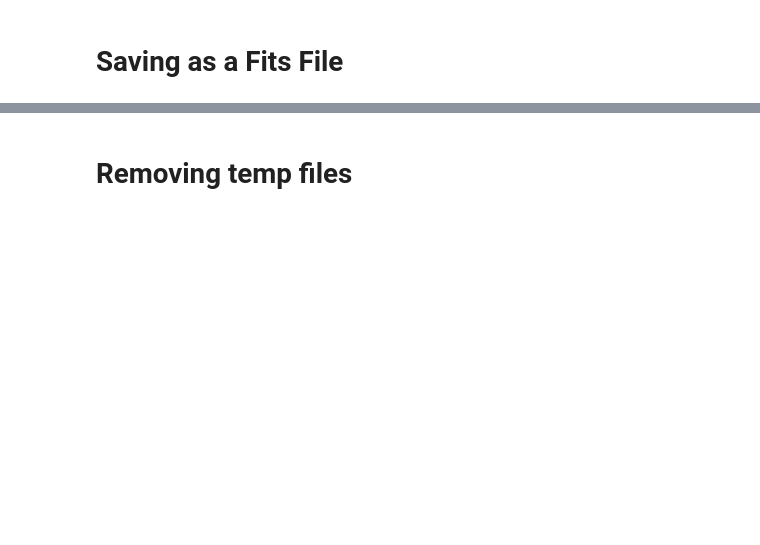
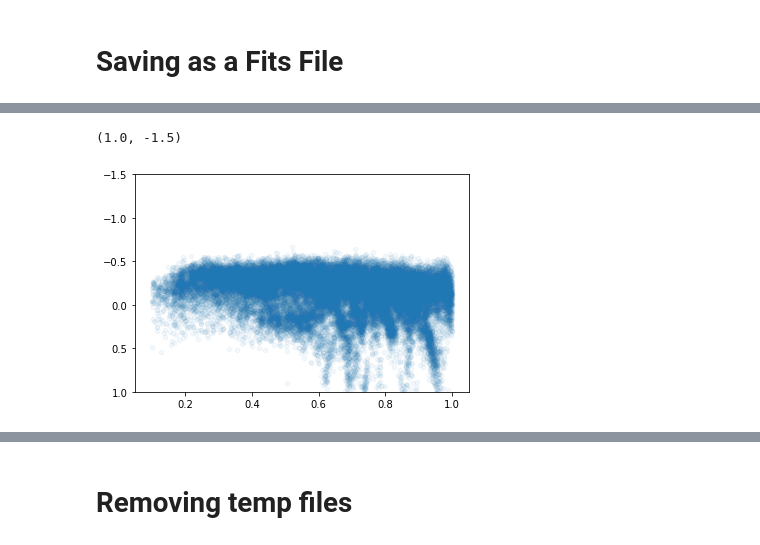
Before and after one commit to estevesjh/bmaCOSMOS, a Jupyter notebook: notebooks/Run BMA on Background Galaxies.ipynb, the cells around one changed output, grey strips where cells are left out. Drawn from its saved outputs; the diff is of its cells as text; code cells hidden in the pictures; blank space fills up the shorter version.

```diff
--- a/notebooks/Run BMA on Background Galaxies.ipynb
+++ b/notebooks/Run BMA on Background Galaxies.ipynb
@@ -258,10 +259,10 @@ def combine_hdf5_files(files,path='/'):
 table, nmissing = combine_hdf5_files(bma_temp_output_files,path='bma/')
 # %%
 new_indices = table['mid'][:]
-out_data   = Talbe(table)
+out_data   = Table(table)
 # %%
-mcols       = ['mid','stellar_mass','CID','GID','RA','DEC','mag','magerr','R','dmag','z_true','zoffset']  ## master/main/ columns
+mcols       = ['mid','stellar_mass','CID','GID','RA','DEC','mag','magerr','R','dmag','z_true','zoffset','Mr']  ## master/main/ columns
 mydict      = read_hdf5_file_to_dict(mfile,indices=new_indices,cols=mcols,path='members/main/')
 data        = Table(mydict)
 # %%
-bma_data = join(out_data,data,keys=['mid'])
+bma_data = join(data,out_data,keys=['mid','CID'])
@@ -267,0 +295,11 @@ bma_data = join(out_data,data,keys=['mid'])
+# %%
+mass = 10**bma_data['mass']
+masst= bma_data['stellar_mass']
+zcls = bma_data['z_true']
+# %%
+mask = (masst>10**(10.5))
+plt.scatter(bma_data['z_true'][mask],np.log10(masst[mask]/mass[mask]),alpha=0.05,s=20)
+plt.ylim(1.,-1.5)
+# %% [output]
+(1.0, -1.5)
+[figure, added]
```
Also changed, not shown: parts of 8 cells of this notebook.
